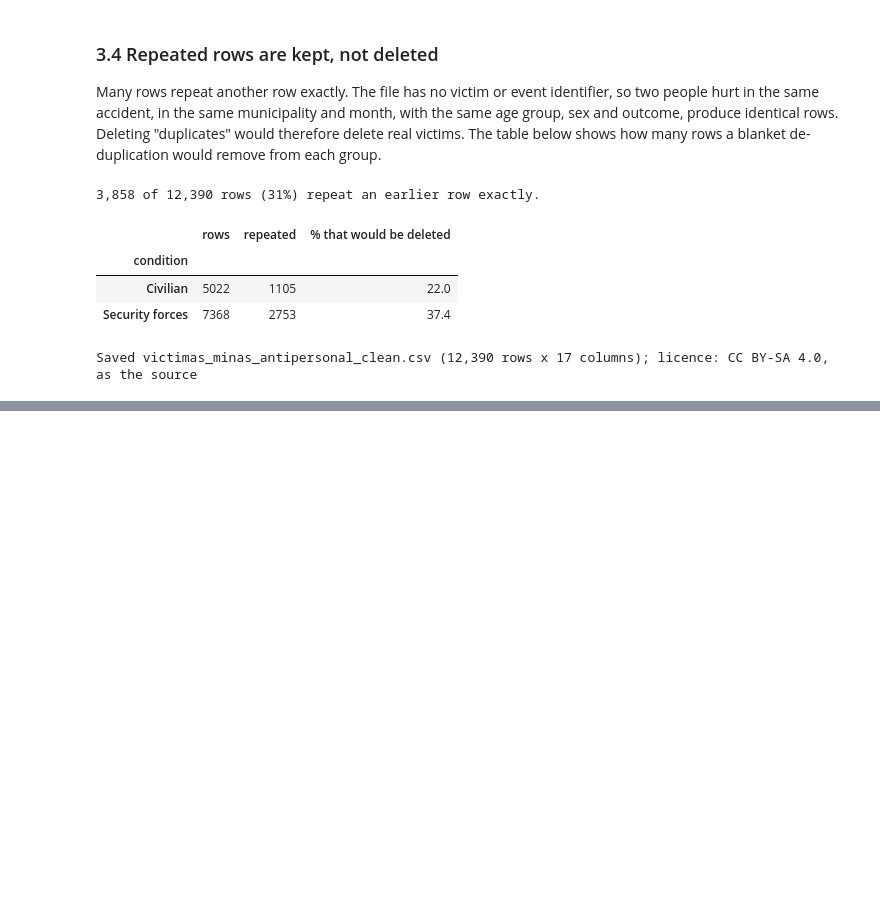
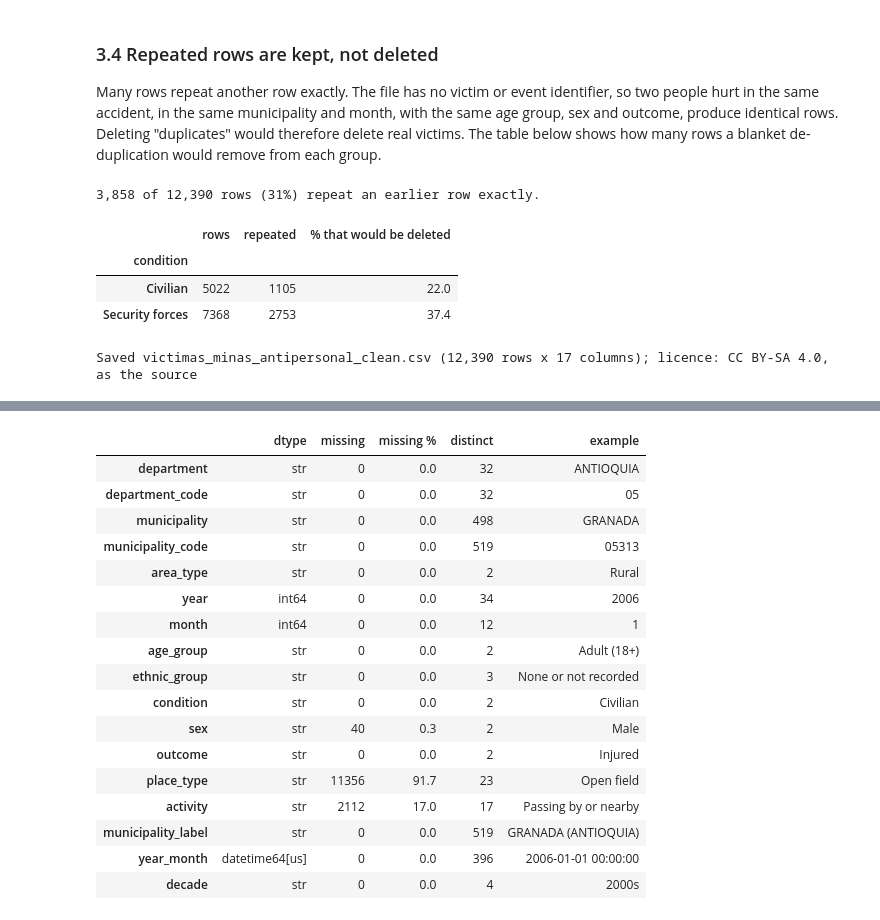
Before and after one commit to travisrcarlson/ai-programming-foundations-project, a Jupyter notebook: data_workflow.ipynb, the cells around one changed output, grey strips where cells are left out. Cells and saved outputs as stored; diff of their text form; code cells hidden in the pictures; blank space fills up the shorter version.

```diff
--- a/data_workflow.ipynb
+++ b/data_workflow.ipynb
@@ -431,0 +436,54 @@ Saved victimas_minas_antipersonal_clean.csv (12,390 rows x 17 columns); licence:
+# %%
+def profile_columns(df):
+    """Summarise each column: data type, missing values, distinct values and an example."""
+    return pd.DataFrame({
+        "dtype": df.dtypes.astype(str),
+        "missing": df.isna().sum(),
+        "missing %": (df.isna().mean() * 100).round(1),
+        "distinct": df.nunique(),
+        "example": df.apply(lambda s: s.dropna().iloc[0] if s.notna().any() else None),
+    })
+
+
+def count_and_share(df, by):
+    """Count victims by one or more columns and give each group's share of the total.
+
+    Missing values are kept as their own group, so unrecorded categories stay visible.
+    """
+    counts = df.groupby(by, dropna=False).size().rename("victims").reset_index()
+    counts["share %"] = (counts["victims"] / counts["victims"].sum() * 100).round(1)
+    return counts.sort_values("victims", ascending=False, ignore_index=True)
+
+
+def share_killed(df, by):
+    """Return the number of victims, the number killed and the percentage killed per group."""
+    table = df.assign(killed=df["outcome"].eq("Killed")).groupby(by).agg(
+        victims=("outcome", "size"), killed=("killed", "sum"))
+    table["killed %"] = (table["killed"] / table["victims"] * 100).round(1)
+    return table
+
+
+def yearly_counts(df):
+    """Return victims per year, with one column per condition (civilian, security forces)."""
+    return df.groupby(["year", "condition"]).size().unstack(fill_value=0)
+# %%
+profile_columns(df)
+# %% [output]
+|  | dtype | missing | missing % | distinct | example |
+| department | str | 0 | 0.0 | 32 | ANTIOQUIA |
+| department_code | str | 0 | 0.0 | 32 | 05 |
+| municipality | str | 0 | 0.0 | 498 | GRANADA |
+| municipality_code | str | 0 | 0.0 | 519 | 05313 |
+| area_type | str | 0 | 0.0 | 2 | Rural |
+| year | int64 | 0 | 0.0 | 34 | 2006 |
+| month | int64 | 0 | 0.0 | 12 | 1 |
+| age_group | str | 0 | 0.0 | 2 | Adult (18+) |
+| ethnic_group | str | 0 | 0.0 | 3 | None or not recorded |
+| condition | str | 0 | 0.0 | 2 | Civilian |
+| sex | str | 40 | 0.3 | 2 | Male |
+| outcome | str | 0 | 0.0 | 2 | Injured |
+| place_type | str | 11356 | 91.7 | 23 | Open field |
+| activity | str | 2112 | 17.0 | 17 | Passing by or nearby |
+| municipality_label | str | 0 | 0.0 | 519 | GRANADA (ANTIOQUIA) |
+| year_month | datetime64[us] | 0 | 0.0 | 396 | 2006-01-01 00:00:00 |
+| decade | str | 0 | 0.0 | 4 | 2000s |
```
Also changed, not shown: parts of 11 cells of this notebook.
